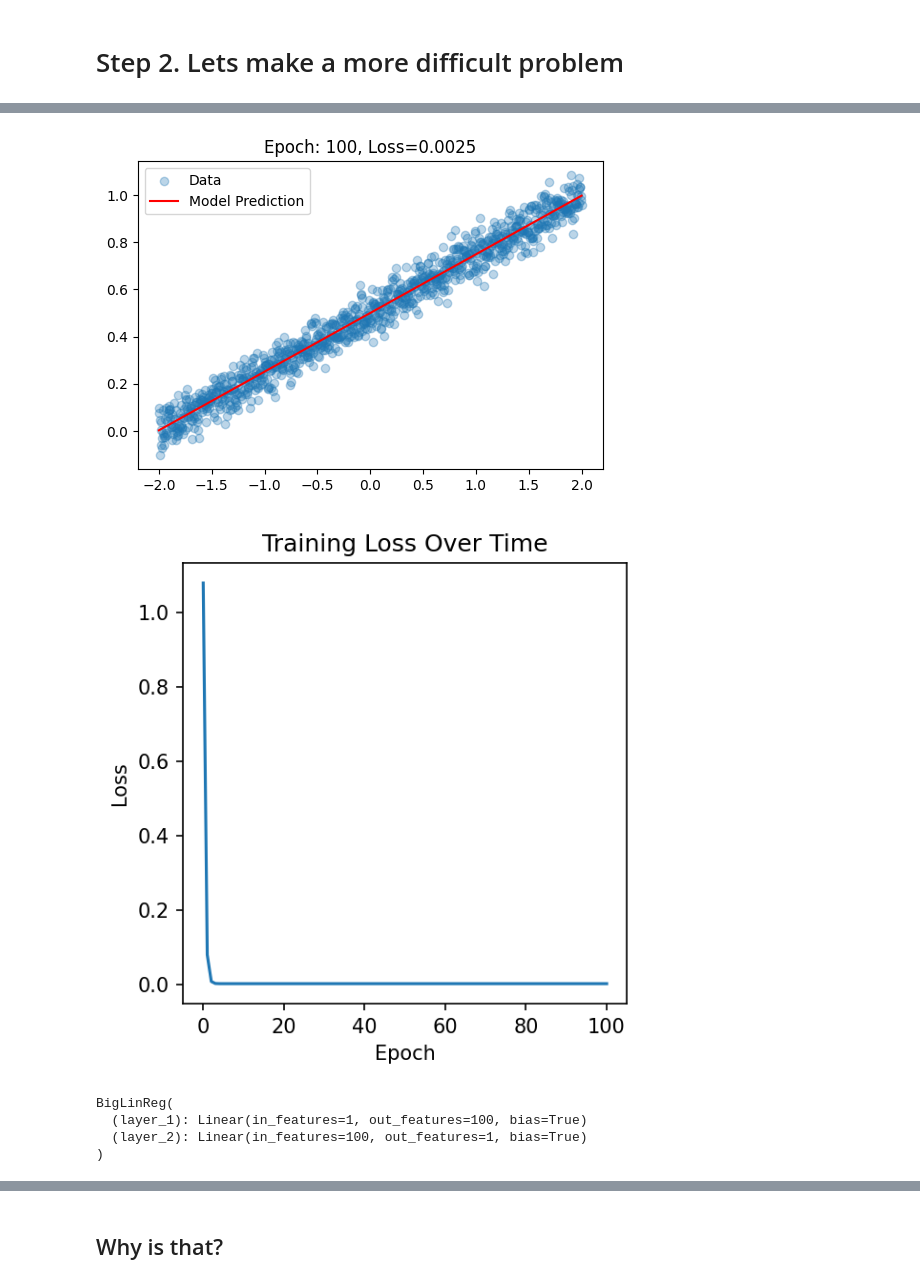
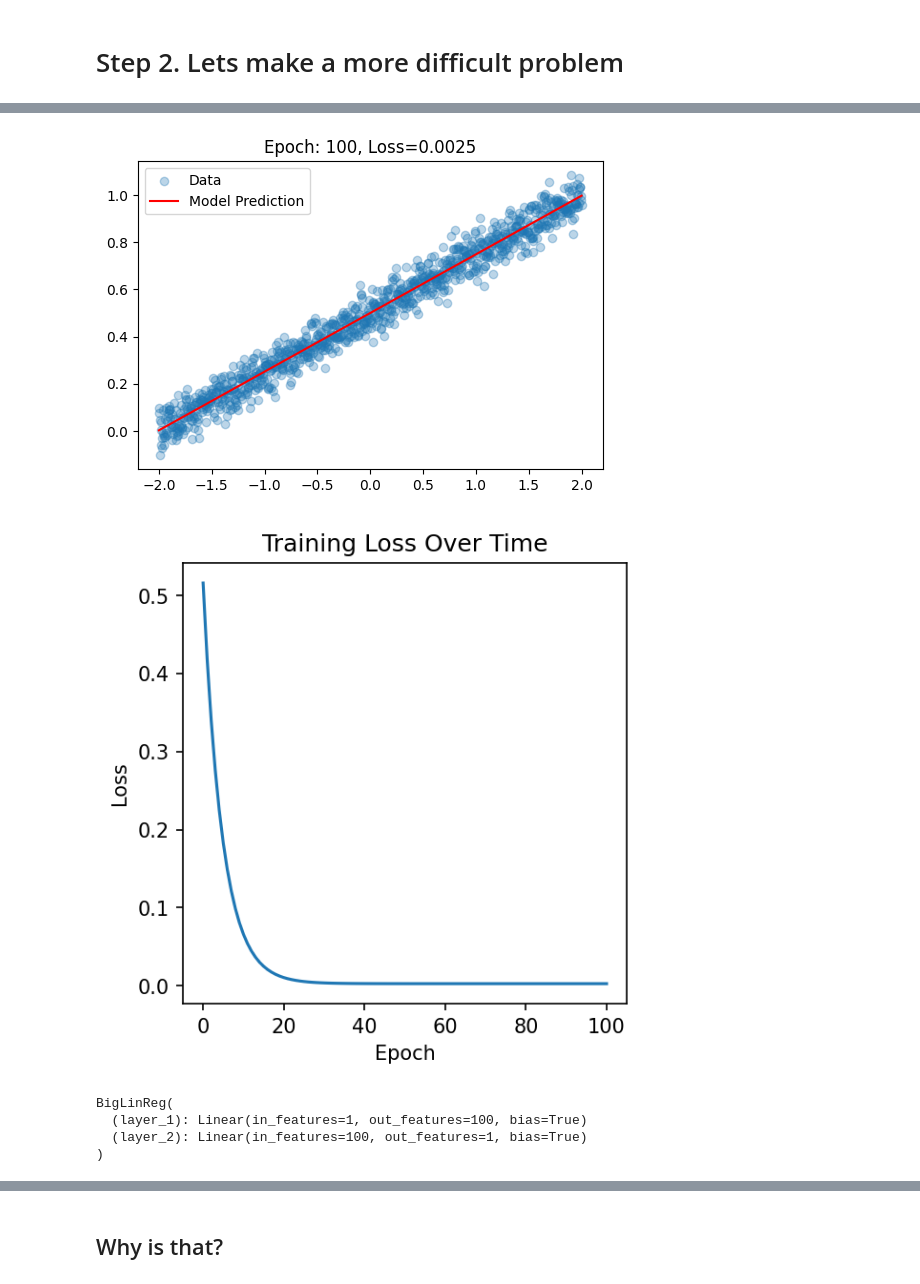
Before and after one commit to geraltofrivia/dl-workinggroup, a Jupyter notebook: notebooks/5.0 Composition [COMPLETE].ipynb, the cells around one changed output, grey strips where cells are left out. Cells and saved outputs as stored; diff of their text form; code cells hidden in the pictures.

```diff
--- a/notebooks/5.0 Composition [COMPLETE].ipynb
+++ b/notebooks/5.0 Composition [COMPLETE].ipynb
@@ -170,21 +170,21 @@ LinReg(
 # %%
 # Just increasing parameters?
 # Lets try a linear model to solve it
 class BigLinReg(torch.nn.Module):
     def __init__(self, n_features: int=1):
         super().__init__()
         self.layer_1 = torch.nn.Linear(n_features, 100)
         self.layer_2 = torch.nn.Linear(100, 1)
 
 
     def forward(self, x):
         return self.layer_2(self.layer_1(x))
 
 # This gets done in around 5 epochs
-train(model=BigLinReg(), X=X_lin, Y=Y_lin, epochs=100)
+train(model=BigLinReg(), X=X_lin, Y=Y_lin, epochs=100, learning_rate=0.001)
 # %% [output]
 [figure]
-[figure, old version]
+[figure, new version]
 BigLinReg(
   (layer_1): Linear(in_features=1, out_features=100, bias=True)
   (layer_2): Linear(in_features=100, out_features=1, bias=True)
```
Also changed, not shown: parts of 11 cells of this notebook, 2 other files.
